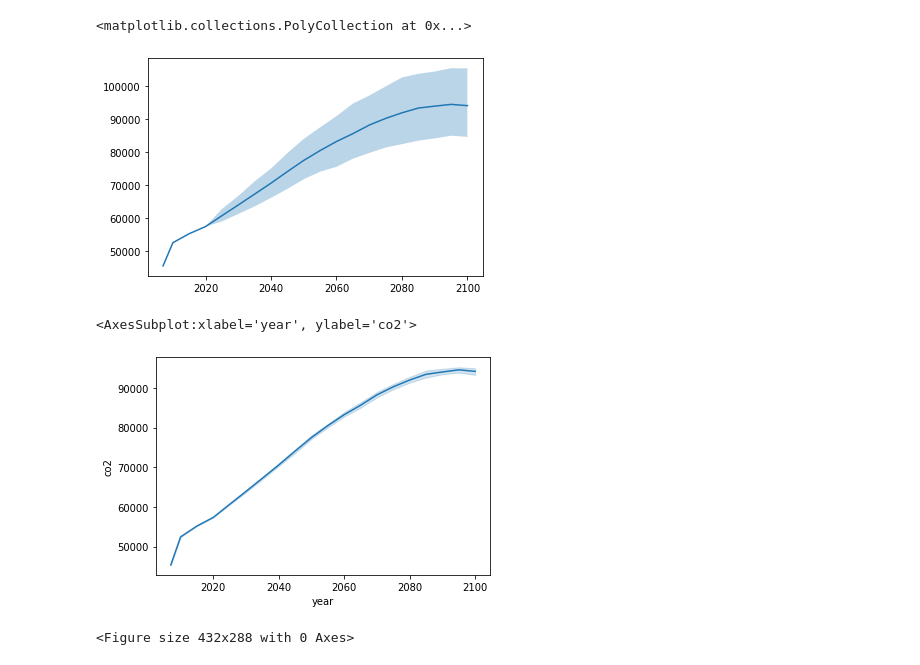
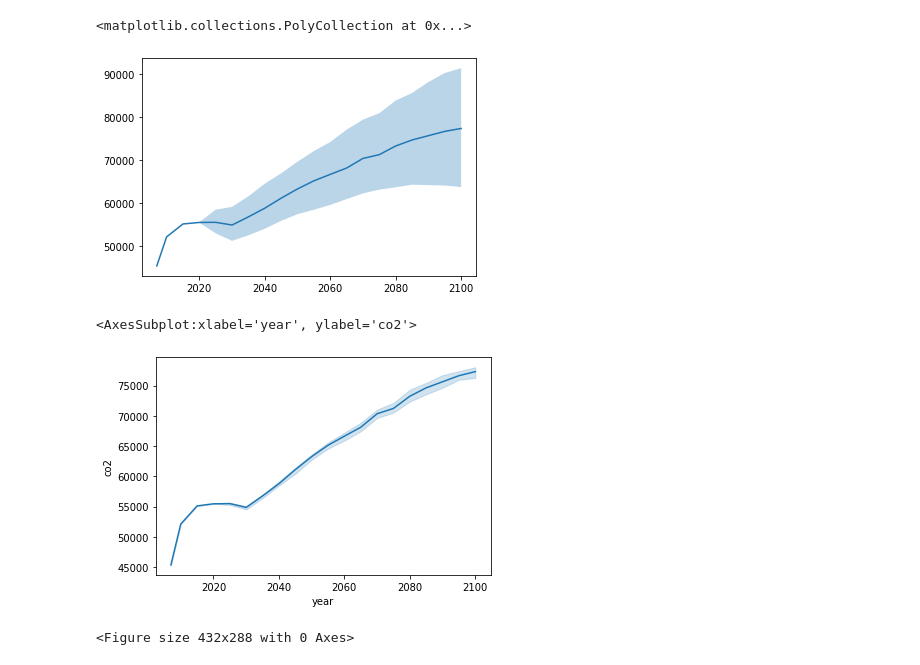
Before and after one commit to cypressf/seaborn-examples, a Jupyter notebook: example_plots.ipynb, the cells around one changed output. Cells and saved outputs as stored; diff of their text form; code cells hidden in the pictures.

```diff
--- a/example_plots.ipynb
+++ b/example_plots.ipynb
@@ -3,20 +3,20 @@ import seaborn
 import pandas
 import numpy
 # %%
-data = pandas.read_excel("example_Ref Emissions.xlsx", nrows=400, usecols="E:X")
+data = pandas.read_excel("example_PF Emissions.xlsx", nrows=400, usecols="E:X")
 tidy_data = pandas.melt(data, var_name="year", value_name="co2")
 tidy_data['year'] =  pandas.to_datetime(tidy_data['year'])
 percentiles = tidy_data.groupby(["year"]).describe(percentiles=[.05, .5, .95])
 axis = seaborn.lineplot(data=percentiles["co2"]["50%"])
 axis.fill_between(percentiles.index, percentiles[('co2', '5%')], percentiles[('co2', '95%')], alpha=0.3)
 # %% [output]
 <matplotlib.collections.PolyCollection at 0x...>
-[figure, old version]
+[figure, new version]
 # %%
 seaborn.lineplot(data=tidy_data, x="year", y="co2", estimator=numpy.median)
 # %% [output]
 <AxesSubplot:xlabel='year', ylabel='co2'>
-[figure, old version]
+[figure, new version]
 # %%
 plot.savefig("test.png")
 # %% [output]
```
Also changed, not shown: parts of 1 cell of this notebook, 2 other files.
